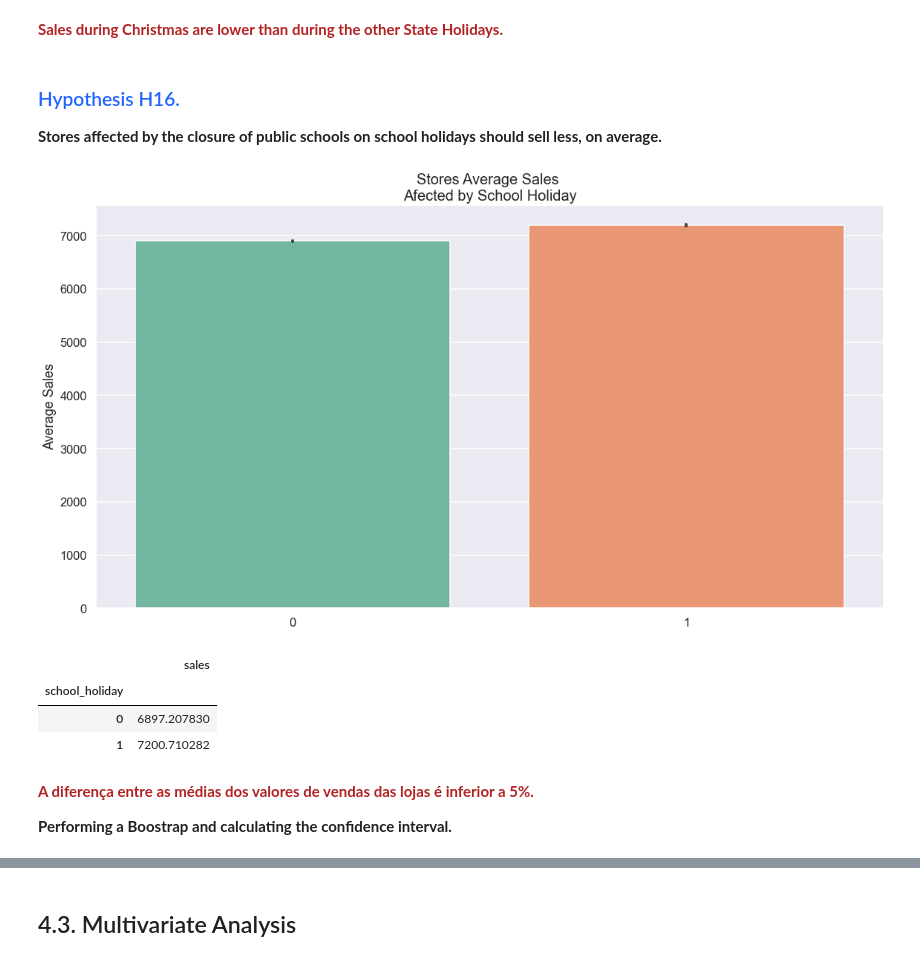
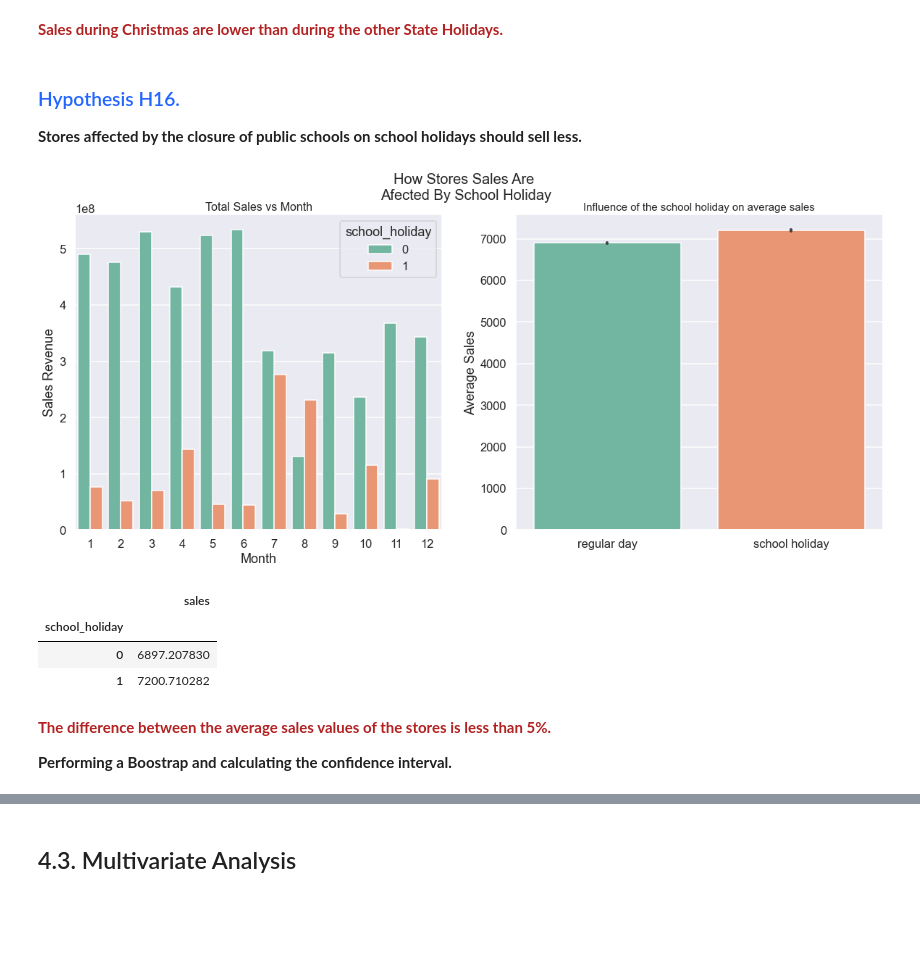
Before and after one commit to douglascpsouza/store_sales_prediction, a Jupyter notebook: notebooks/stg04_eda.ipynb, the cells around one changed output, grey strips where cells are left out. Saved outputs shown, nothing was run; the diff lists cells and outputs as text; code cells hidden in the pictures; blank space fills up the shorter version.

```diff
--- a/notebooks/stg04_eda.ipynb
+++ b/notebooks/stg04_eda.ipynb
@@ -1550,21 +1553,32 @@ plt.show()
 # %% [markdown]
 ### <font color='#2365FF'> Hypothesis H16. </font>
 
-**Stores affected by the closure of public schools on school holidays should sell less, on average.**
+**Stores affected by the closure of public schools on school holidays should sell less.**
 # %%
-# customer average ticket by state holiday
+# sales vs school holidays
 
-plt.figure(figsize=(19,10))
-plt.title('Stores Average Sales \nAfected by School Holiday', fontsize=20)
+aux1 = df4[['month', 'school_holiday', 'sales']].groupby(['month', 'school_holiday']).sum().reset_index()
 
-sns.barplot(x='school_holiday', y='sales', data=df4)
-plt.xlabel('')
-plt.ylabel('Average Sales')
+plt.figure(figsize=(20,8))
+plt.suptitle('How Stores Sales Are \nAfected By School Holiday', fontsize=20)
 
-# plt.savefig('../img/bivar_analysis/school_holiday_avg_sales.png')
+plt.subplot(1, 2, 1)
+ax1 = sns.barplot(x='month', y='sales', hue='school_holiday', data=aux1)
+ax1.set_title('Total Sales vs Month', fontsize=16)
+ax1.set_xlabel('Month')
+ax1.set_ylabel('Sales Revenue')
+
+plt.subplot(1, 2, 2)
+ax2 = sns.barplot(x='school_holiday', y='sales', data=df4)
+ax2.set_title('Influence of the school holiday on average sales', fontsize=15)
+ax2.set_xlabel('')
+ax2.set_ylabel('Average Sales')
+ax2.set_xticklabels(['regular day', 'school holiday'])
+
+# plt.savefig('../img/bivar_analysis/school_holiday_sales.png')
 plt.show()
 # %% [output]
-[figure, old version]
+[figure, new version]
 # %%
 df4[['school_holiday', 'sales']].groupby('school_holiday').mean()
 # %% [output]
@@ -1573,7 +1587,7 @@ df4[['school_holiday', 'sales']].groupby('school_holiday').mean()
 | 0 | 6897.207830 |
 | 1 | 7200.710282 |
 # %% [markdown]
-<font color='firebrick'>**A diferença entre as médias dos valores de vendas das lojas é inferior a 5%.**</font>
+<font color='firebrick'>**The difference between the average sales values of the stores is less than 5%.**</font>
 
 **Performing a Boostrap and calculating the confidence interval.**
 # %%
```
Also changed, not shown: parts of 25 cells of this notebook, 11 other files.
